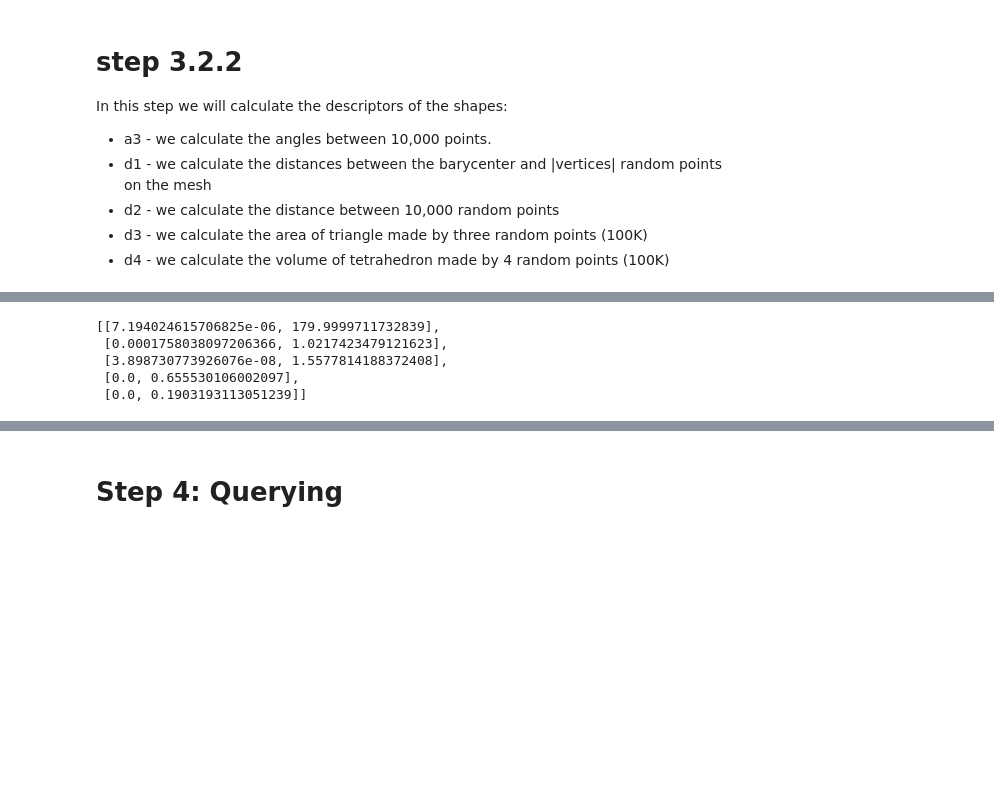
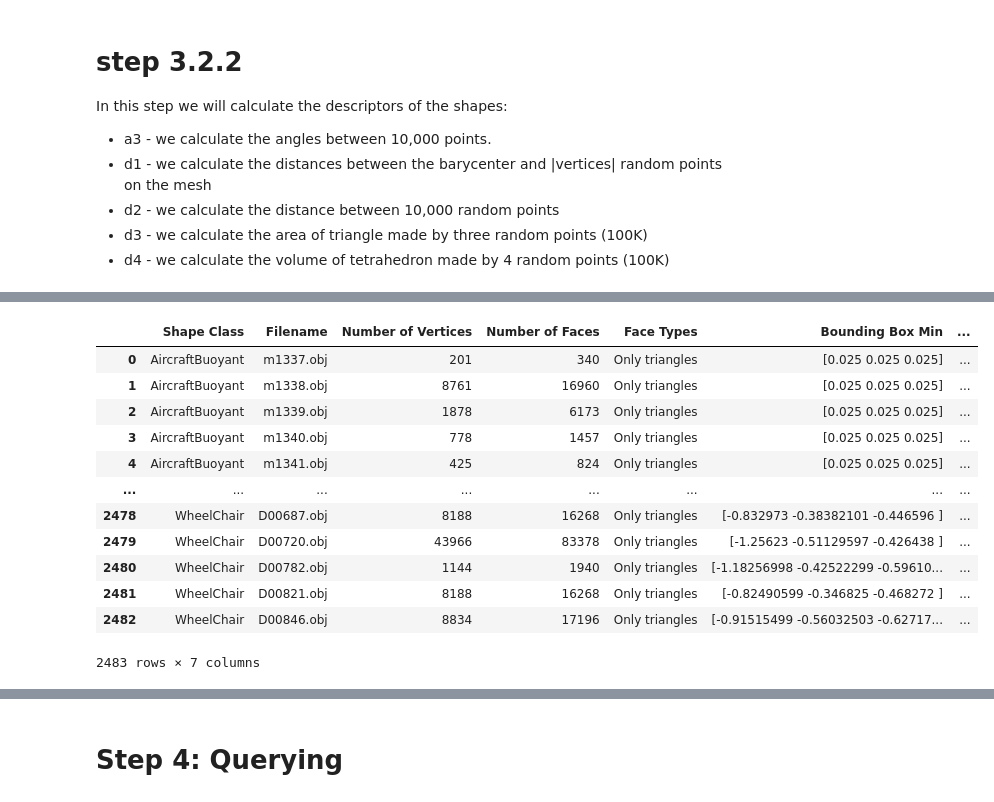
Before and after one commit to ZivHoch/Multimedia-Retrieval, a Jupyter notebook: Final_Version.ipynb, the cells around one changed output, grey strips where cells are left out. Cells and saved outputs as stored; diff of their text form; code cells hidden in the pictures; blank space fills up the shorter version.

```diff
--- a/Final_Version.ipynb
+++ b/Final_Version.ipynb
@@ -1419,8 +1358,18 @@ Descriptor_features_df.to_csv("./statistics/shape_database_descriptors_with_bins
 # %%
-global_min_max
+
+database_stats = read_descriptor_features("./statistics/shape_database_stats.csv")
+database_stats
 # %% [output]
+|  | Shape Class | Filename | Number of Vertices | Number of Faces | Face Types | Bounding Box Min | ... |
+| 0 | AircraftBuoyant | m1337.obj | 201 | 340 | Only triangles | [0.025 0.025 0.025] | ... |
+| 1 | AircraftBuoyant | m1338.obj | 8761 | 16960 | Only triangles | [0.025 0.025 0.025] | ... |
+| 2 | AircraftBuoyant | m1339.obj | 1878 | 6173 | Only triangles | [0.025 0.025 0.025] | ... |
+| 3 | AircraftBuoyant | m1340.obj | 778 | 1457 | Only triangles | [0.025 0.025 0.025] | ... |
+| 4 | AircraftBuoyant | m1341.obj | 425 | 824 | Only triangles | [0.025 0.025 0.025] | ... |
+| ... | ... | ... | ... | ... | ... | ... | ... |
+| 2478 | WheelChair | D00687.obj | 8188 | 16268 | Only triangles | [-0.832973 -0.38382101 -0.446596 ] | ... |
+| 2479 | WheelChair | D00720.obj | 43966 | 83378 | Only triangles | [-1.25623 -0.51129597 -0.426438 ] | ... |
+| 2480 | WheelChair | D00782.obj | 1144 | 1940 | Only triangles | [-1.18256998 -0.42522299 -0.59610... | ... |
+| 2481 | WheelChair | D00821.obj | 8188 | 16268 | Only triangles | [-0.82490599 -0.346825 -0.468272 ] | ... |
+| 2482 | WheelChair | D00846.obj | 8834 | 17196 | Only triangles | [-0.91515499 -0.56032503 -0.62717... | ... |
-[[7.194024615706825e-06, 179.9999711732839],
- [0.0001758038097206366, 1.0217423479121623],
- [3.898730773926076e-08, 1.5577814188372408],
- [0.0, 0.655530106002097],
- [0.0, 0.1903193113051239]]
+2483 rows × 7 columns
```
Also changed, not shown: parts of 56 cells of this notebook, 2 other files.
